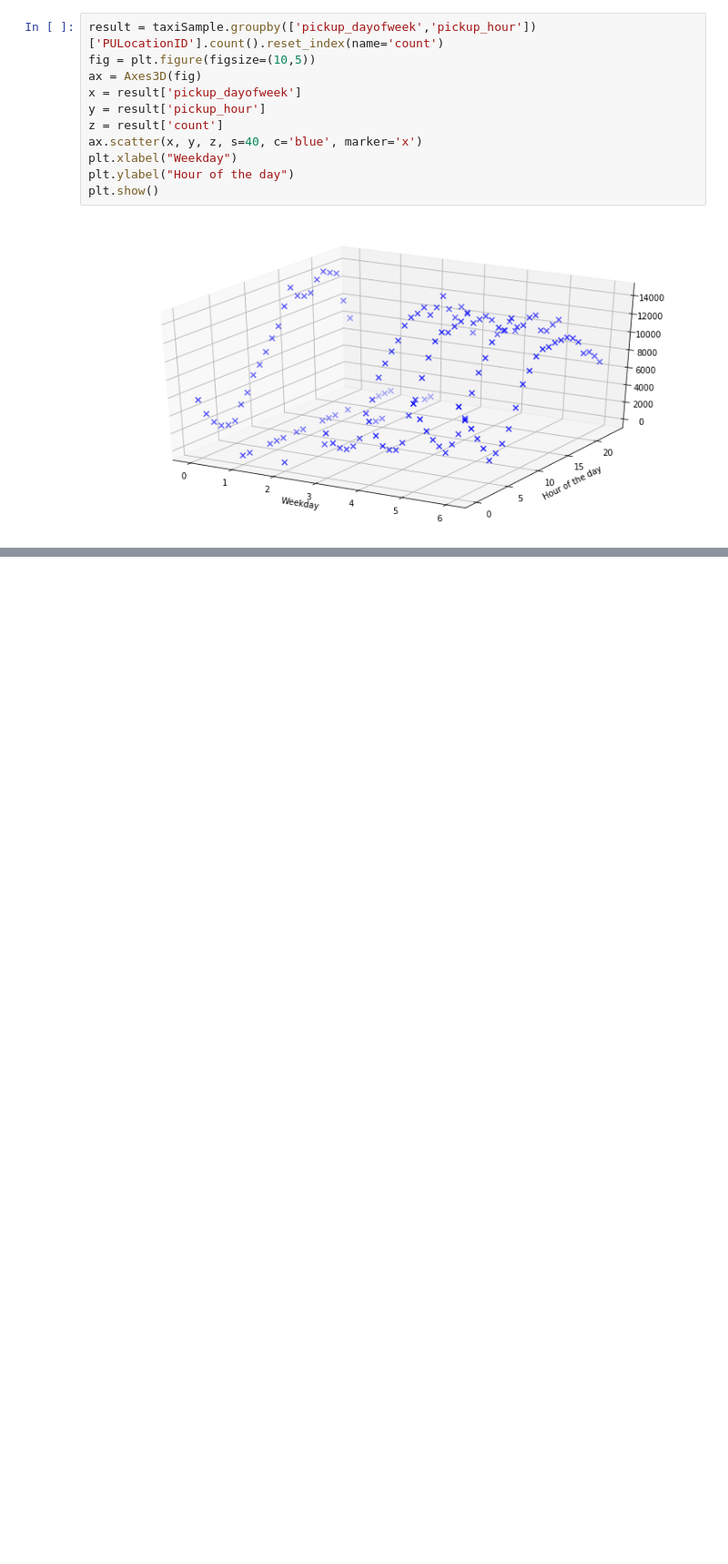
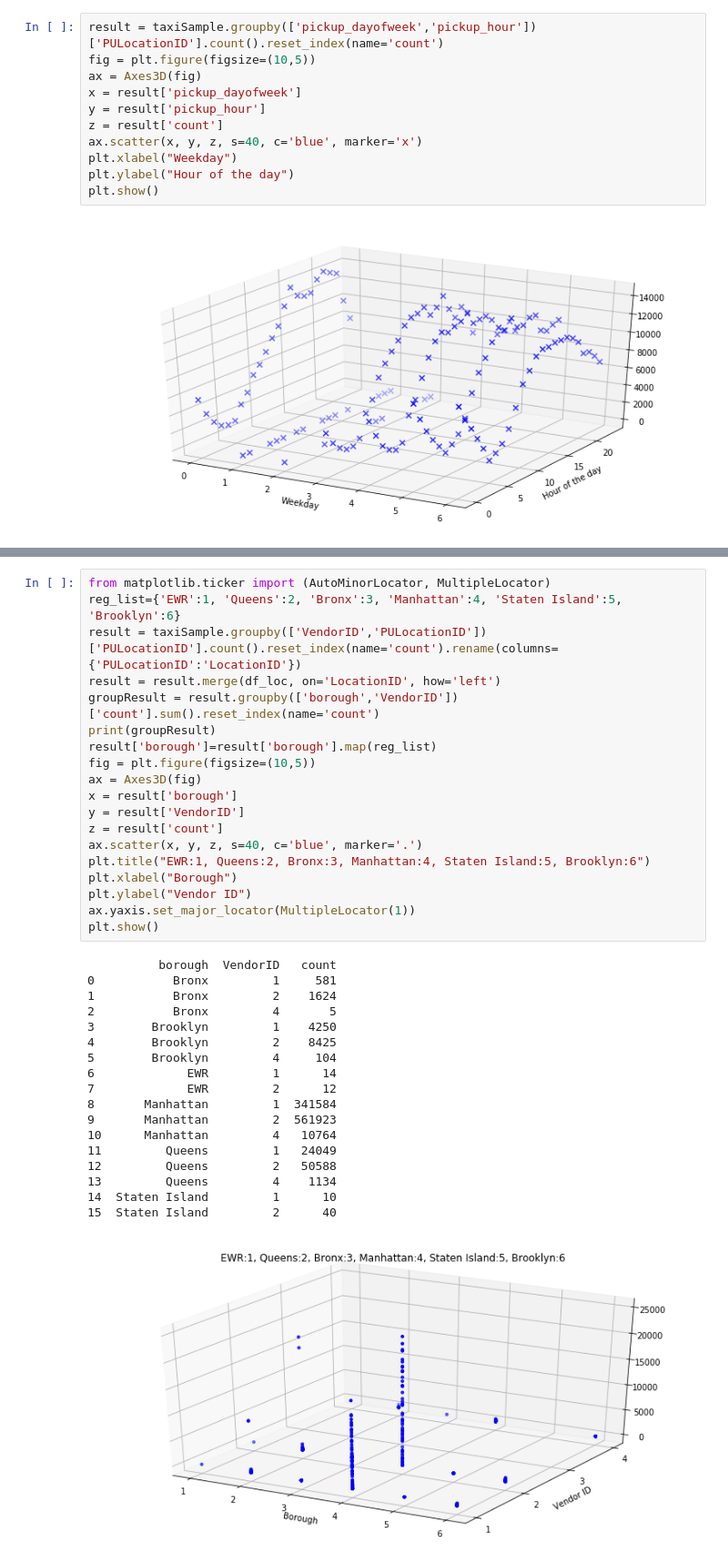
Before and after one commit to maliakber/algorithm-data-model-csc-501, a Jupyter notebook: source/assignment-2/assignment-2-jupnote.ipynb, the cells around one changed output, grey strips where cells are left out. Shown at 91% size. Cells and saved outputs as stored; diff of their text form; blank space fills up the shorter version.

```diff
--- a/source/assignment-2/assignment-2-jupnote.ipynb
+++ b/source/assignment-2/assignment-2-jupnote.ipynb
@@ -1072,0 +1123,38 @@ plt.show()
+# %%
+from matplotlib.ticker import (AutoMinorLocator, MultipleLocator)
+reg_list={'EWR':1, 'Queens':2, 'Bronx':3, 'Manhattan':4, 'Staten Island':5, 'Brooklyn':6}
+result = taxiSample.groupby(['VendorID','PULocationID'])['PULocationID'].count().reset_index(name='count').rename(columns={'PULocationID':'LocationID'})
+result = result.merge(df_loc, on='LocationID', how='left')
+groupResult = result.groupby(['borough','VendorID'])['count'].sum().reset_index(name='count')
+print(groupResult)
+result['borough']=result['borough'].map(reg_list)
+fig = plt.figure(figsize=(10,5))
+ax = Axes3D(fig)
+x = result['borough']
+y = result['VendorID']
+z = result['count']
+ax.scatter(x, y, z, s=40, c='blue', marker='.')
+plt.title("EWR:1, Queens:2, Bronx:3, Manhattan:4, Staten Island:5, Brooklyn:6")
+plt.xlabel("Borough")
+plt.ylabel("Vendor ID")
+ax.yaxis.set_major_locator(MultipleLocator(1))
+plt.show()
+# %% [output]
+          borough  VendorID   count
+0           Bronx         1     581
+1           Bronx         2    1624
+2           Bronx         4       5
+3        Brooklyn         1    4250
+4        Brooklyn         2    8425
+5        Brooklyn         4     104
+6             EWR         1      14
+7             EWR         2      12
+8       Manhattan         1  341584
+9       Manhattan         2  561923
+10      Manhattan         4   10764
+11         Queens         1   24049
+12         Queens         2   50588
+13         Queens         4    1134
+14  Staten Island         1      10
+15  Staten Island         2      40
+[figure, added]
```
Also changed, not shown: parts of 5 cells of this notebook.
